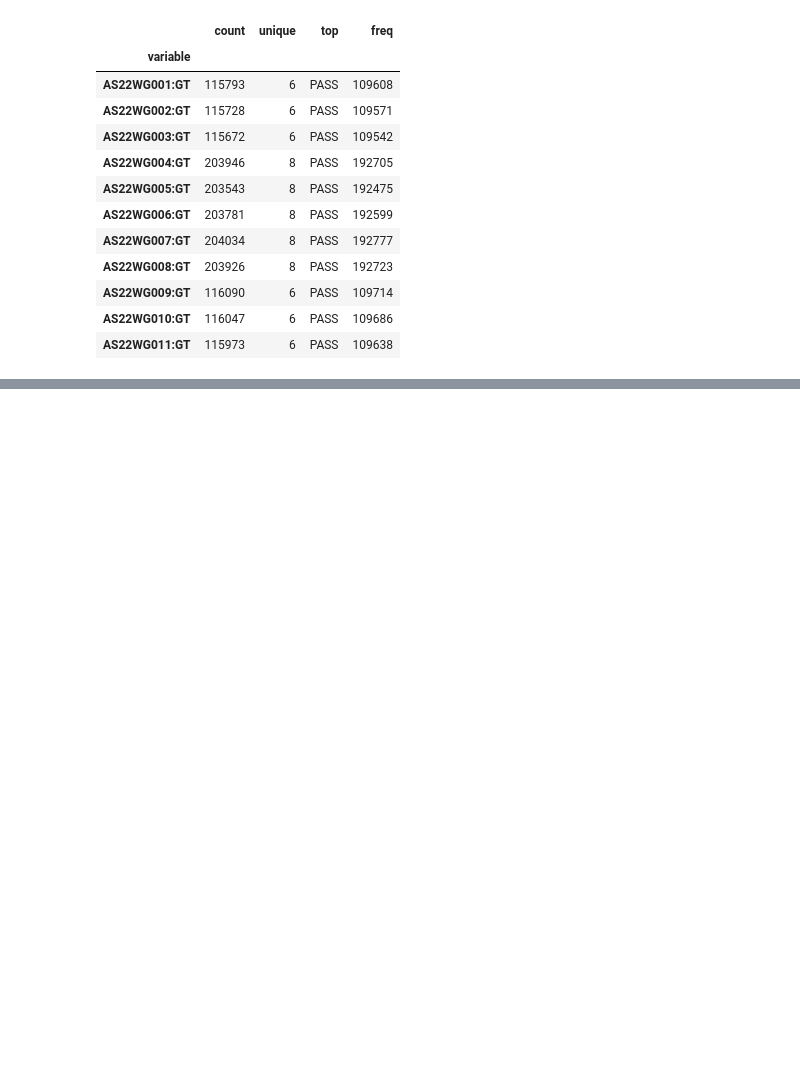
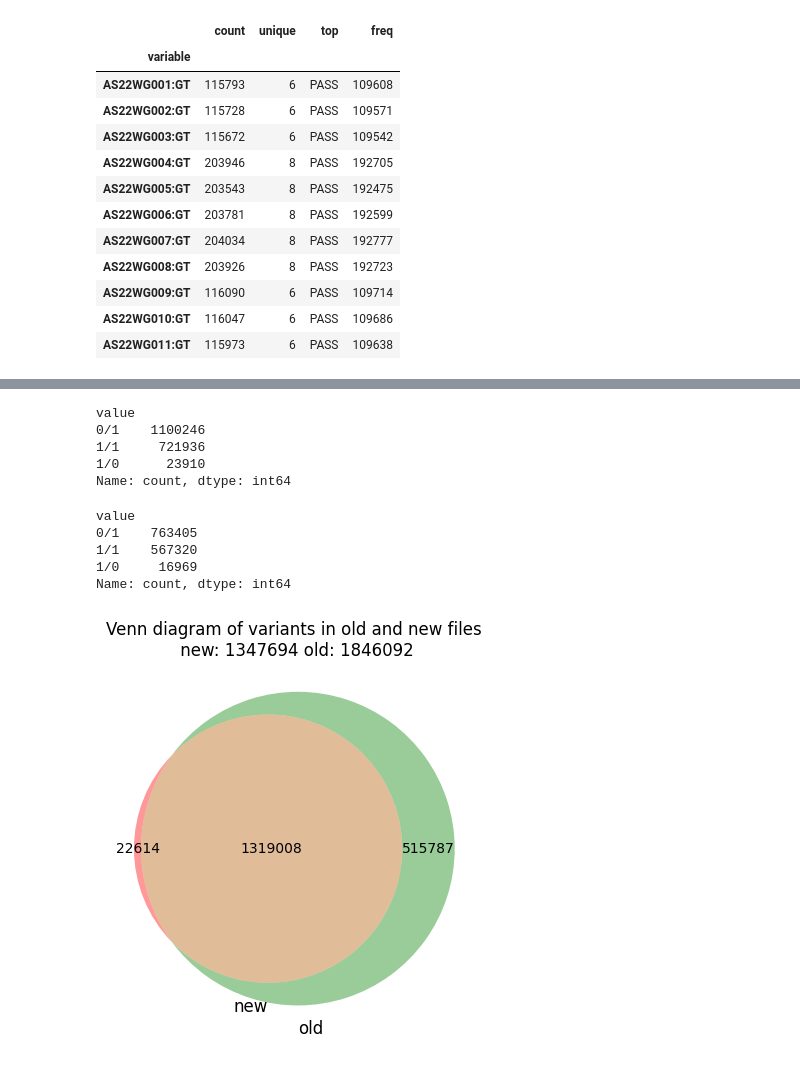
Before and after one commit to Toozig/WGS_DSD, a Jupyter notebook: test_run/report.ipynb, the cells around one changed output, grey strips where cells are left out. Cells and saved outputs as stored; diff of their text form; code cells hidden in the pictures; blank space fills up the shorter version.

```diff
--- a/test_run/report.ipynb
+++ b/test_run/report.ipynb
@@ -251,0 +224,12 @@ None
+# %%
+latesst_used_path = '/dsi/gonen-lab/shared_files/WGS_on_DSD/data/pipeline_outputs/variants_gnomAD/05_05_24_00/merged_mATAC_hATAC_0507.all_samples.parquet'
+df4 = pd.read_parquet(latesst_used_path)
+df4.head()
+df4_f = df4[df4.columns[df4.columns.isin(df.columns)]]
+# %%
+# drop all DP cols, GQ, AB
+df4_f = df4_f.drop(columns=df4_f.columns[df4_f.columns.str.contains('DP|GQ|AB')])
+df4_f = df4_f.melt(id_vars=['CHROM','POS','REF','ALT','FILTER','AF_popmax','AF','INTERVAL_ID'])
+# %%
+# drop all empty / None in value
+df4_f = df4_f.replace(' ','').replace('0/0', '').replace('',np.nan).dropna()
@@ -251,0 +250,33 @@ None
+# %%
+df4_f.value.value_counts()
+# %% [output]
+value
+0/1    1100246
+1/1     721936
+1/0      23910
+Name: count, dtype: int64
+# %%
+# do the same for df
+df_f = df.drop(columns=df.columns[df.columns.str.contains('DP|GQ|AB')])
+df_f = df_f.melt(id_vars=['CHROM','POS','REF','ALT','FILTER','AF_popmax','AF','INTERVAL_ID'])
+df_f = df_f.replace(' ','').replace('0/0', '').replace('',np.nan).dropna()
+df_f.value.value_counts()
+# %% [output]
+value
+0/1    763405
+1/1    567320
+1/0     16969
+Name: count, dtype: int64
+# %%
+# create Id using the loci of the variant + the sample name
+df_f['ID'] = df_f.CHROM + ':' + df_f.POS.astype(str) + ':' + df_f.variable
+df4_f['ID'] = df4_f.CHROM + ':' + df4_f.POS.astype(str) + ':' + df4_f.variable
+# how many are in both - in venn digram
+import matplotlib.pyplot as plt
+from matplotlib_venn import venn2
+venn2([set(df_f.ID), set(df4_f.ID)], set_labels=('new', 'old'))
+# add the number of variants in each set
+plt.title(f'Venn diagram of variants in old and new files\n new: {len(df_f)} old: {len(df4_f)}')
+plt.show()
+# %% [output]
+[figure, added]
```
Also changed, not shown: parts of 11 cells of this notebook, 2 other files.
